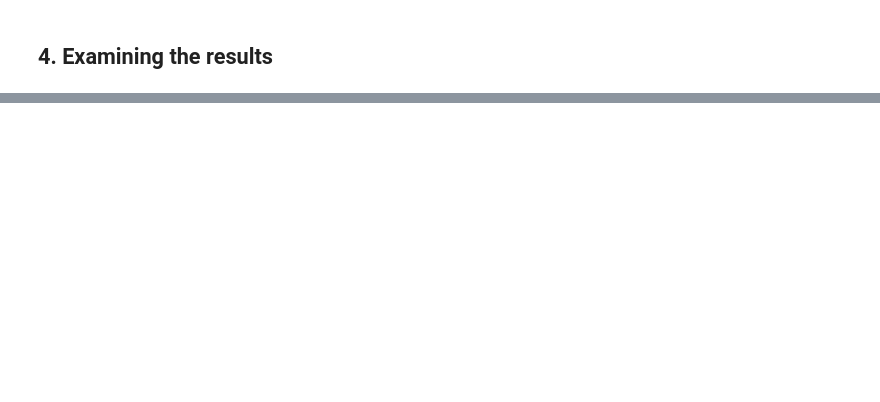
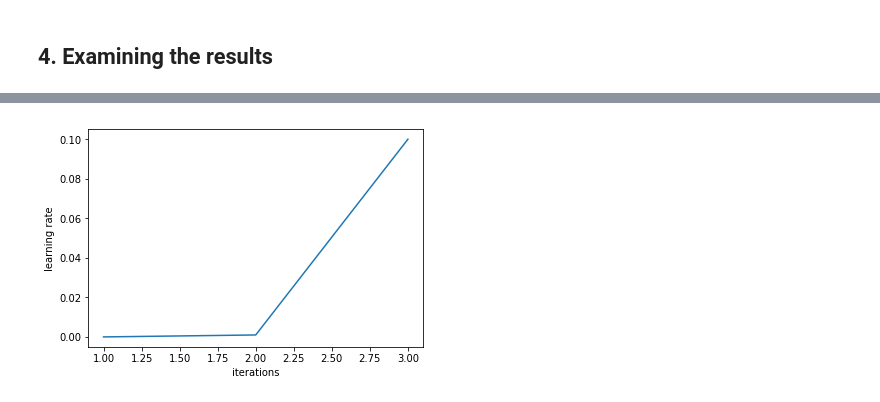
Before and after one commit to joshij1979/kaggle_plant_seedlings, a Jupyter notebook: plant_seedlings.ipynb, the cells around one changed output, grey strips where cells are left out. Saved outputs shown, nothing was run; the diff lists cells and outputs as text; code cells hidden in the pictures; blank space fills up the shorter version.

```diff
--- a/plant_seedlings.ipynb
+++ b/plant_seedlings.ipynb
@@ -191,0 +225,2 @@ Correctly classified
+# %%
+learn = ConvLearner.pretrained(arch, data, precompute=True)
@@ -191,0 +234,4 @@ Correctly classified
+# %%
+learn.sched.plot_lr()
+# %% [output]
+[figure, added]
```
Also changed, not shown: parts of 41 cells of this notebook, 2 other files.
